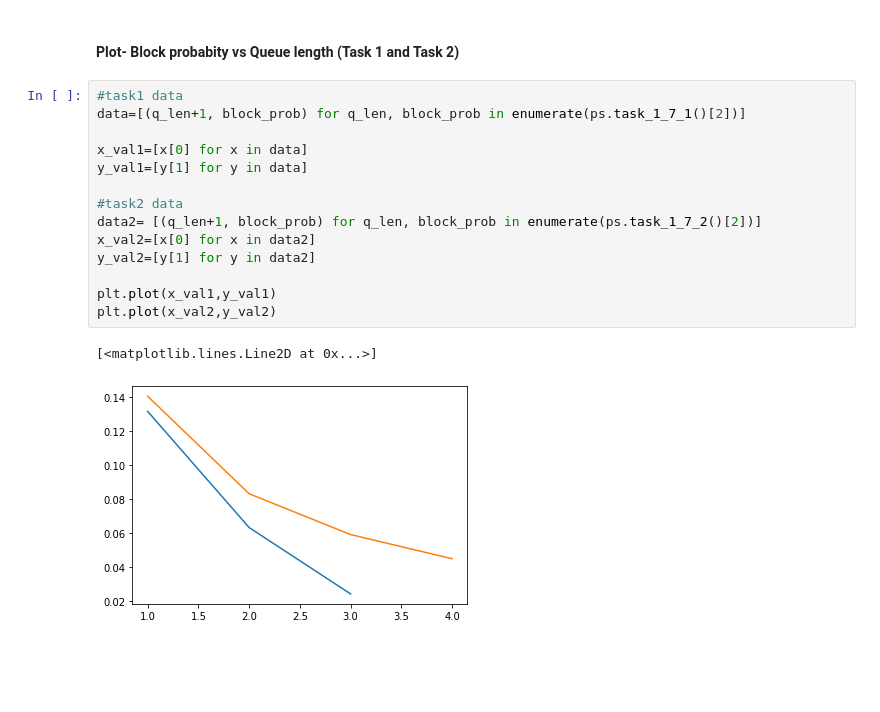
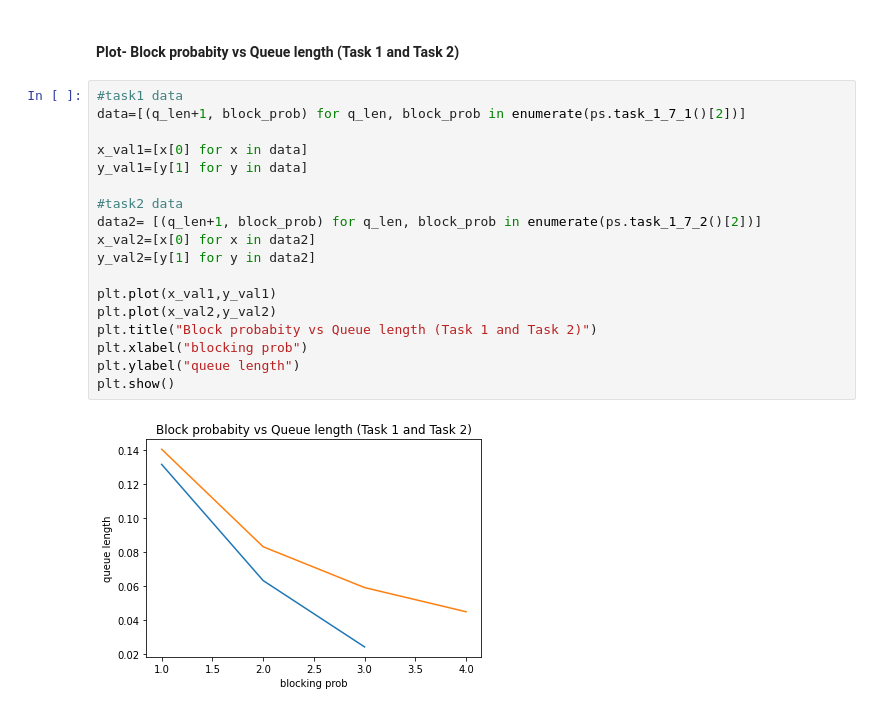
Before and after one commit to ankitk50/AMS, a Jupyter notebook: DES_part1_3736064.ipynb, the cells around one changed output. Saved outputs shown, nothing was run; the diff lists cells and outputs as text; blank space fills up the shorter version.

```diff
--- a/DES_part1_3736064.ipynb
+++ b/DES_part1_3736064.ipynb
@@ -75,17 +87,20 @@ Queue Length: 43
 # %%
 #task1 data
 data=[(q_len+1, block_prob) for q_len, block_prob in enumerate(ps.task_1_7_1()[2])]
 
 x_val1=[x[0] for x in data]
 y_val1=[y[1] for y in data]
 
 #task2 data
 data2= [(q_len+1, block_prob) for q_len, block_prob in enumerate(ps.task_1_7_2()[2])]
 x_val2=[x[0] for x in data2]
 y_val2=[y[1] for y in data2]
 
 plt.plot(x_val1,y_val1)
 plt.plot(x_val2,y_val2)
+plt.title("Block probabity vs Queue length (Task 1 and Task 2)")
+plt.xlabel("blocking prob")
+plt.ylabel("queue length")
+plt.show()
 # %% [output]
-[<matplotlib.lines.Line2D at 0x...>]
-[figure, old version]
+[figure, new version]
```
Also changed, not shown: parts of 9 cells of this notebook.
